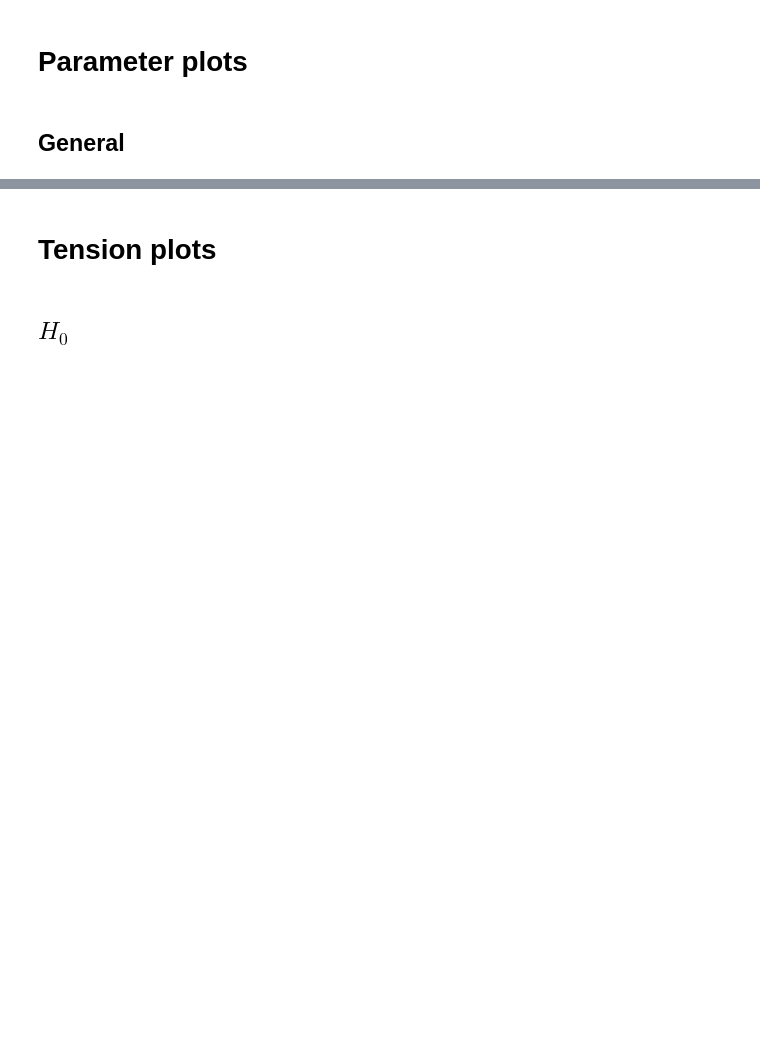
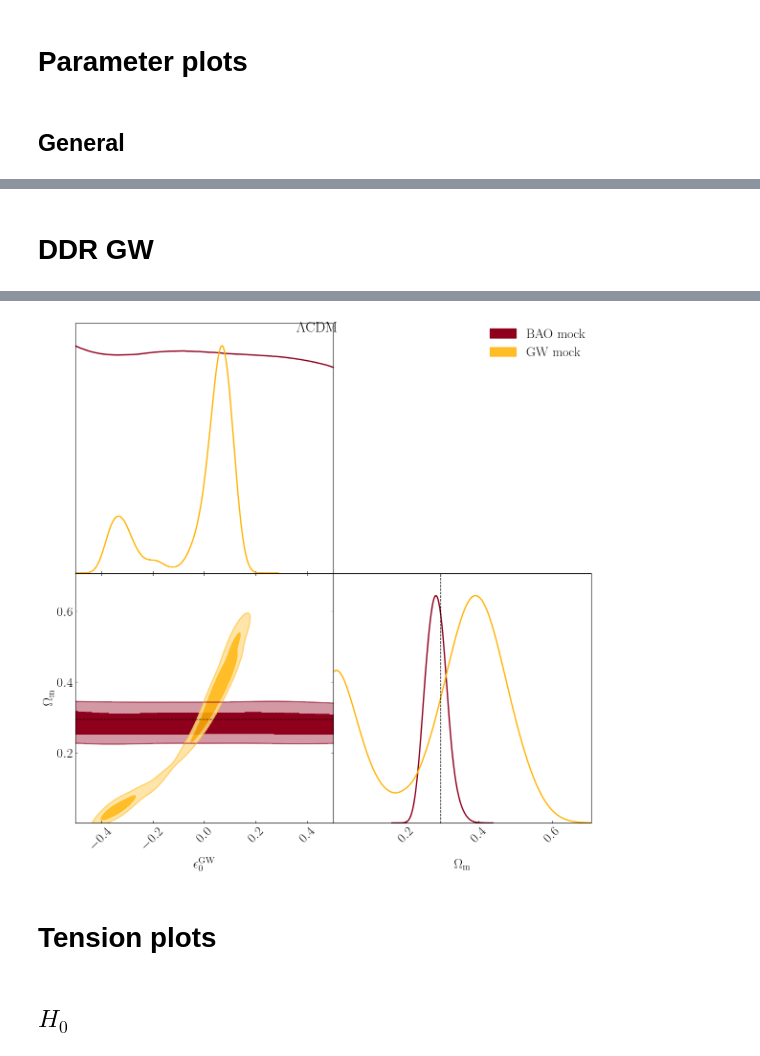
Before and after one commit to chiaradeleo1/CANDI, a Jupyter notebook: analysis.ipynb, the cells around one changed output, grey strips where cells are left out. Cells and saved outputs as stored; diff of their text form; code cells hidden in the pictures; blank space fills up the shorter version.

```diff
--- a/analysis.ipynb
+++ b/analysis.ipynb
@@ -236,0 +275,25 @@ for model,model_dict in analyzed_results.items():
+# %% [markdown]
+# DDR GW
+# %%
+for model,model_dict in analyzed_results.items():
+    g = plots.get_subplot_plotter(subplot_size=1,width_inch=12, scaling=False)
+    g.settings.figure_legend_frame = False
+    g.settings.axes_fontsize=20
+    g.settings.axes_labelsize=20
+    g.settings.legend_fontsize=20
+    g.settings.axis_marker_color = 'black'
+    g.settings.axis_marker_ls = '--'
+    g.settings.axis_marker_lw = 1
+    g.settings.axis_tick_x_rotation = 45
+    g.triangle_plot([result['MCsamples'] for result in model_dict.values()],
+        ['epsilon0_GW','omegam'],
+        filled=[result['filled'] for result in model_dict.values()],
+        legend_loc='upper right',
+        legend_labels=[result for result in model_dict.keys()],
+        contour_colors=[result['color'] for result in model_dict.values()],
+        contour_lws=2,
+        markers={k:v for k,v in DESI_LCDM.items()})
+    plt.suptitle(model)
+    g.fig.align_ylabels()
+    g.fig.align_xlabels();
+# %% [output]
@@ -237,3 +301,4 @@ for model,model_dict in analyzed_results.items():
+[figure, added]
 # %% [markdown]
 # Tension plots
 # %% [markdown]
```
Also changed, not shown: parts of 10 cells of this notebook.
